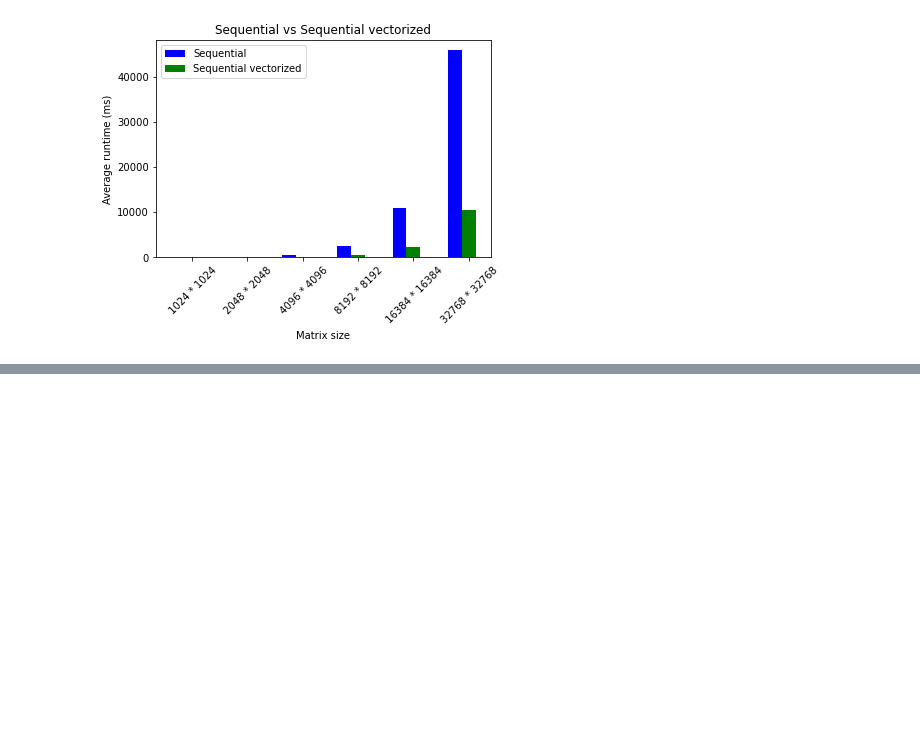
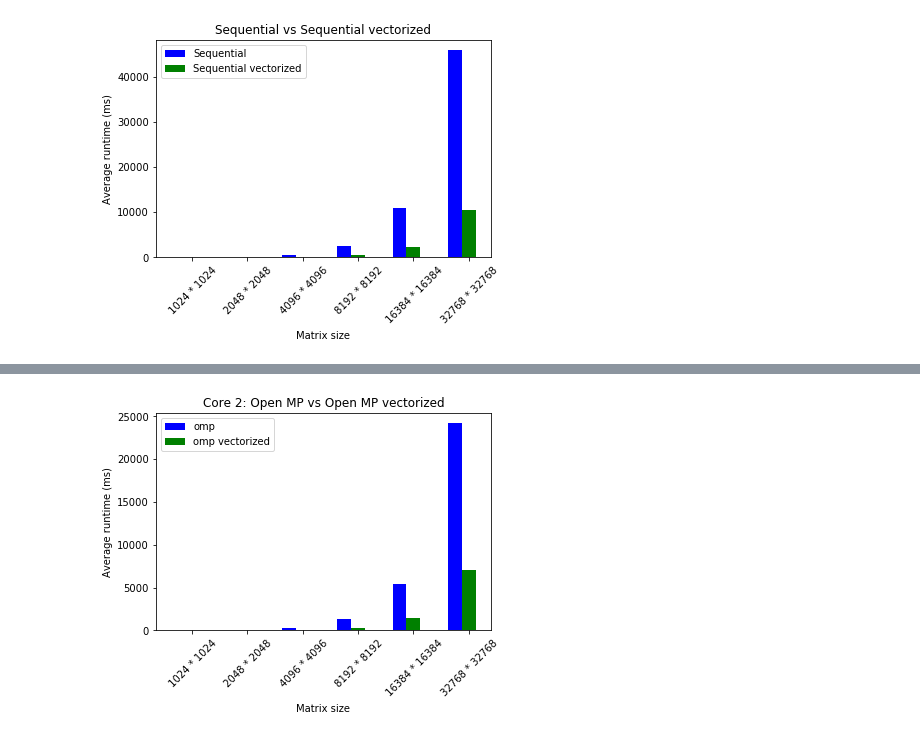
Before and after one commit to PYEEDM/pc-lab4, a Jupyter notebook: report/beautify.ipynb, the cells around one changed output, grey strips where cells are left out. Cells and saved outputs as stored; diff of their text form; code cells hidden in the pictures; blank space fills up the shorter version.

```diff
--- a/report/beautify.ipynb
+++ b/report/beautify.ipynb
@@ -291,0 +352,26 @@ plt.show()
+# %%
+omp_2 = omp.loc[omp['Number of cores']==2]
+omp_vec_2 = omp_vec.loc[omp['Number of cores']==2]
+num_sizes = len(omp_2["Matrix size"].values[2:])
+
+bar1 = np.arange(num_sizes)
+bar2 = [x + 0.25 for x in bar1]
+
+plt.figure()
+plt.title("Core 2: Open MP vs Open MP vectorized")
+#Draw bars to figure
+plt.bar(bar1, omp_2["Average runtime"][2:], color = "b", width = 0.25, label='omp')
+plt.bar(bar2, omp_vec_2["Average runtime"][2:], color = "g", width = 0.25, label="omp vectorized")
+
+#Labels
+plt.xlabel("Matrix size")
+plt.ylabel("Average runtime (ms)")
+
+#X ticks
+plt.xticks([r + 0.25 for r in range(num_sizes)],
+        omp_2["Matrix size"].values[2:], rotation=45)
+
+plt.legend()
+plt.show()
+# %% [output]
+[figure, added]
```
Also changed, not shown: parts of 16 cells of this notebook.
